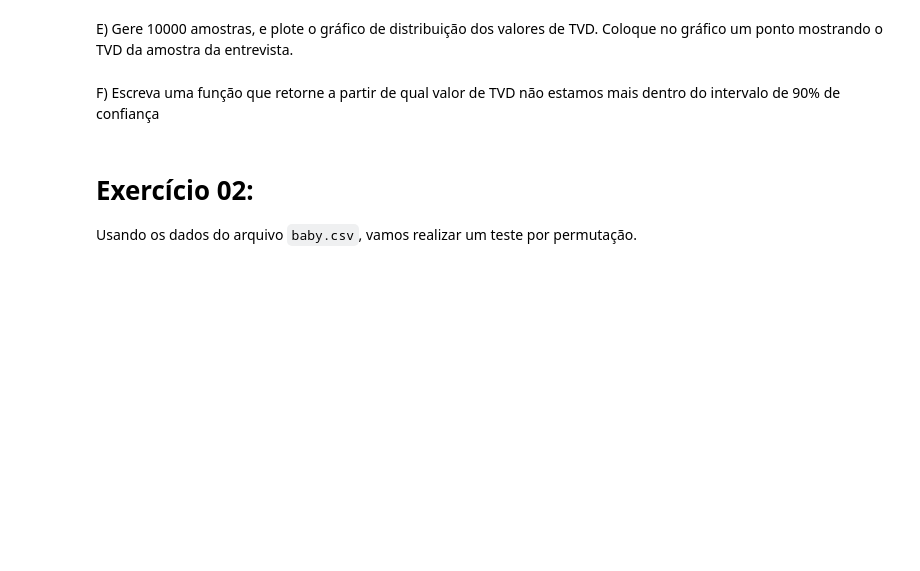
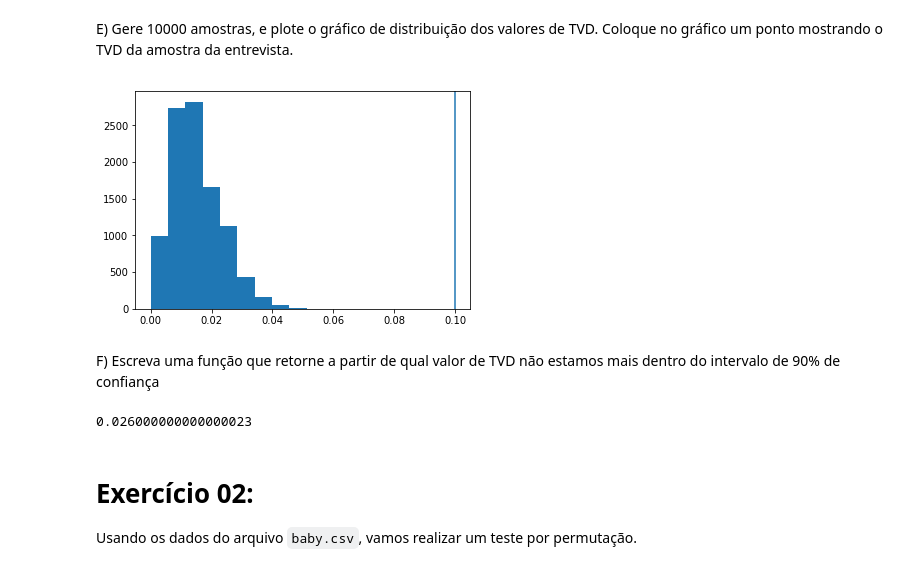
Before and after one commit to brenomatos/icd, a Jupyter notebook: Lista04/Lista04.ipynb, the cells around one changed output. Saved outputs shown, nothing was run; the diff lists cells and outputs as text; code cells hidden in the pictures; blank space fills up the shorter version.

```diff
--- a/Lista04/Lista04.ipynb
+++ b/Lista04/Lista04.ipynb
@@ -106,14 +106,16 @@ E) Gere 10000 amostras, e plote o gráfico de distribuição dos valores de TVD.
 # %%
 pop = [0.16,0.64,0.2]
 answer = []
 for i in range(0,10001):
-    sample = gera_amostra(10000)
+    sample = gera_amostra(1000)
     answer.append(tvd(pop,sample))
 
 
 answer.sort()
 plt.hist(answer)
 plt.axvline(x=0.1)
 plt.show()
+# %% [output]
+[figure, added]
 # %% [markdown]
 F) Escreva uma função que retorne a partir de qual valor de TVD não estamos mais dentro do intervalo de 90% de confiança
@@ -124,3 +122,11 @@ def q1f():
+# %%
+
+def q1f():
+    return np.percentile(answer,90)
+
+q1f()
+# %% [output]
+0.026000000000000023
 # %% [markdown]
 # Exercício 02:
 
```
Also changed, not shown: parts of 7 cells of this notebook, 1 other file.
